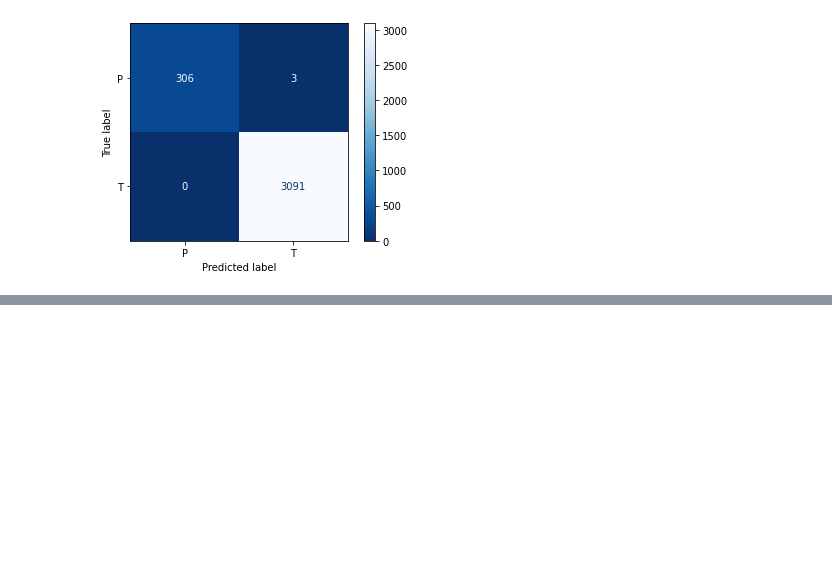
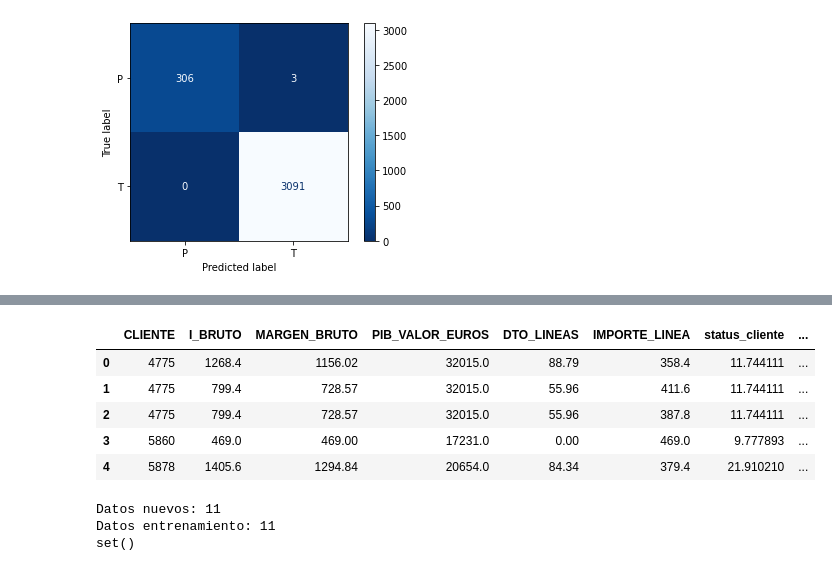
Before and after one commit to pacogp/TFM, a Jupyter notebook: Evaluación_Despliegue_TFM.ipynb, the cells around one changed output, grey strips where cells are left out. Drawn from its saved outputs; the diff is of its cells as text; code cells hidden in the pictures; blank space fills up the shorter version.

```diff
--- a/Evaluación_Despliegue_TFM.ipynb
+++ b/Evaluación_Despliegue_TFM.ipynb
@@ -585,0 +596,27 @@ datos_Nuevos.head()
+# %%
+datosNuevos_codif = datos_Nuevos[['CLIENTE', 'I_BRUTO', 'MARGEN_BRUTO', 'PIB_VALOR_EUROS',
+                 'DTO_LINEAS', 'IMPORTE_LINEA', 'status_cliente',
+                 'MARGEN_UDS_LINEA', 'I_COMISION', 'DTO_PP', 'CATEGORIA']]
+datosNuevos_codif.head()
+# %% [output]
+|  | CLIENTE | I_BRUTO | MARGEN_BRUTO | PIB_VALOR_EUROS | DTO_LINEAS | IMPORTE_LINEA | status_cliente | ... |
+| 0 | 4775 | 1268.4 | 1156.02 | 32015.0 | 88.79 | 358.4 | 11.744111 | ... |
+| 1 | 4775 | 799.4 | 728.57 | 32015.0 | 55.96 | 411.6 | 11.744111 | ... |
+| 2 | 4775 | 799.4 | 728.57 | 32015.0 | 55.96 | 387.8 | 11.744111 | ... |
+| 3 | 5860 | 469.0 | 469.00 | 17231.0 | 0.00 | 469.0 | 9.777893 | ... |
+| 4 | 5878 | 1405.6 | 1294.84 | 20654.0 | 84.34 | 379.4 | 21.910210 | ... |
+# %%
+# Dado que puede haber diferencias con el set de entrenamiento se emparejan
+
+columnas_faltantes = set(features.columns) - set(datosNuevos_codif.columns)
+columnas_faltantes
+for columna in columnas_faltantes:
+    datosNuevos_codif[columna] = 0 # Se agregan las columnas faltantes con valor 0
+
+print('Datos nuevos: ' + str(len(datosNuevos_codif.columns)))
+print('Datos entrenamiento: ' + str(len(features.columns)))
+print(set(features.columns) - set(datosNuevos_codif.columns))
+# %% [output]
+Datos nuevos: 11
+Datos entrenamiento: 11
+set()
```
Also changed, not shown: parts of 1 cell of this notebook.
